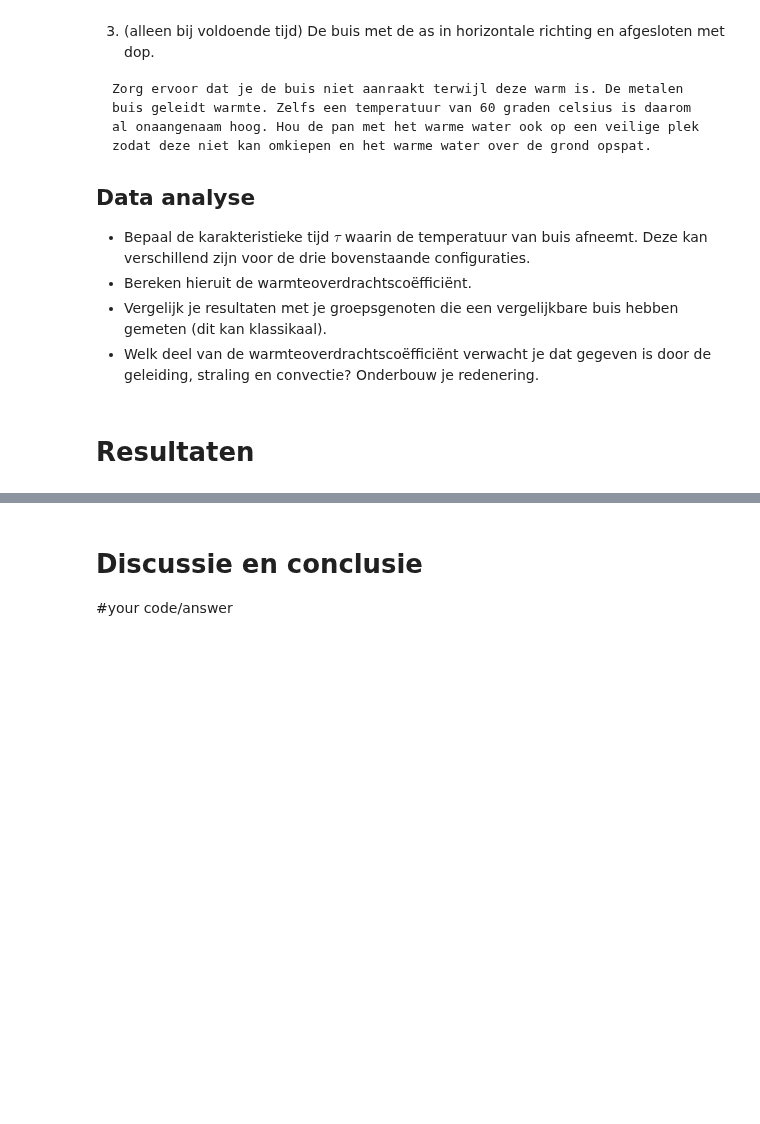
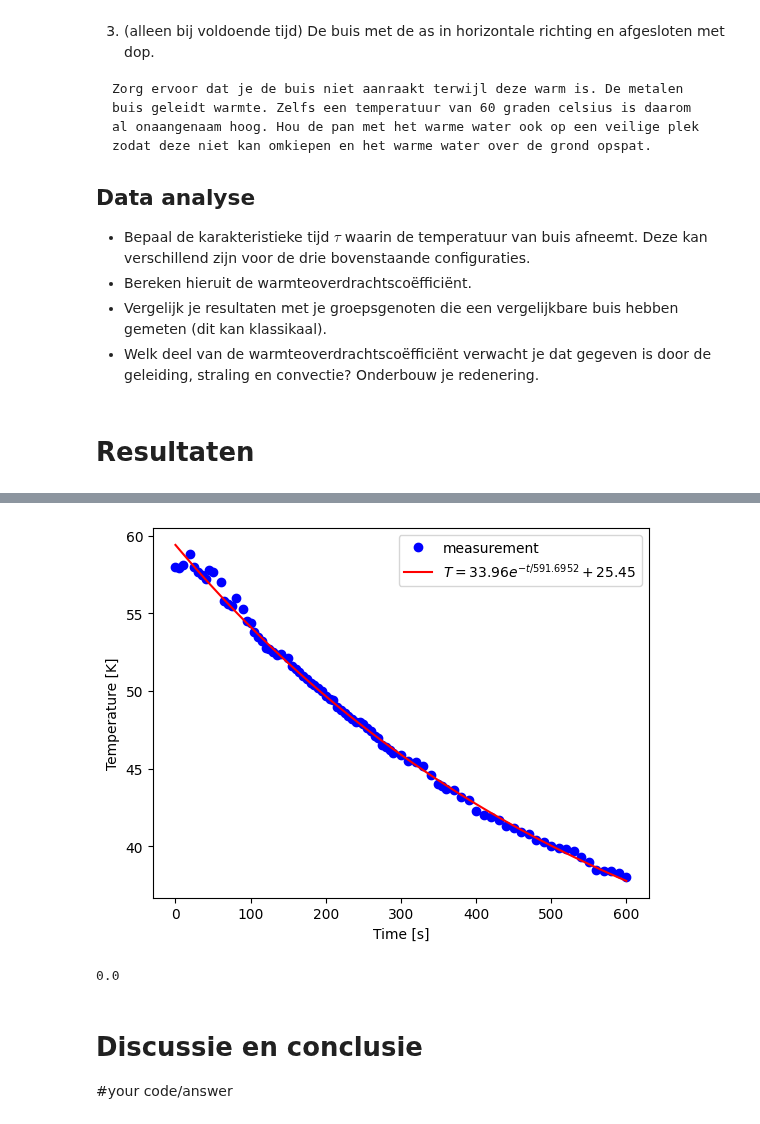
Before and after one commit to llotto123/IP2, a Jupyter notebook: Content/Labs/koelbuis.ipynb, the cells around one changed output, grey strips where cells are left out. Saved outputs shown, nothing was run; the diff lists cells and outputs as text; code cells hidden in the pictures; blank space fills up the shorter version.

```diff
--- a/Content/Labs/koelbuis.ipynb
+++ b/Content/Labs/koelbuis.ipynb
@@ -212,3 +219,62 @@ ValueError: `ydata` must not be empty!
+# %%
+# Hier de data en de analyse
+
+import numpy as np
+import matplotlib.pyplot as plt
+from scipy.optimize import curve_fit
+
+def exp_func(t, A, tau, T_omg):
+    # A is verschiltemperatuur met omgeving aan start
+    # tau is de karakteristieke tijd voor de koeling
+    # T_omg is de omgevingstemperatuur
+    return (A * np.exp(-t/tau) + T_omg)
+
+lengte = 0.150 #m
+diameter = 5 #cm
+dikte= 0.5 #cm
+
+buitenoppervlak = np.pi*diameter*lengte# bepaal zelf in m^2
+warmtecapaciteit = 0.0 # bepaal de warmtecapaciteit in J/K
+
+times1_zonderdop = np.array([0, 10, 15, 20, 25, 30, 35, 40, 45, 50, 55, 60, 65, 70, 75, 85, 95, 100, 105, 115, 120, 125, 130, 135, 140, 150, 155, 160, 170, 175, 180, 190, 200, 210, 220, 230, 240, 245, 250, 255, 260, 265, 270, 275, 280, 285, 290, 295, 300, 305, 315, 320, 325, 330, 335, 345, 350, 355, 360, 365, 370, 380, 390, 400, 415, 420, 430, 440, 450, 460, 470, 480, 490, 500, 510, 520, 530, 540, 555, 570, 585, 600])
+temps1_zonderdop = np.array([61.8, 60.8, 60.6, 60.1, 59.6, 59.1, 58.6, 58.1, 57.7, 57.2, 56.7, 55.7, 55.3, 54.8, 54.4, 54.2, 53.2, 52.7, 52.2, 51.9, 51.4, 50.7, 50.2, 50.2, 49.7, 49.7, 49.3, 49.3, 48.9, 48.4, 47.9, 47.4, 47.0, 46.5, 46.0, 45.5, 45.1, 44.8, 44.5, 44.3, 44.0, 43.8, 43.3, 43.0, 42.8, 42.6, 42.4, 42.2, 42.0, 41.8, 41.7, 41.4, 41.2, 41.0, 40.8, 40.5, 40.2, 40.1, 40.0, 39.8, 39.6, 39.3, 39.0, 38.4, 38.2, 38.0, 37.7, 37.5, 37.2, 37.0, 36.5, 36.3, 36.1, 35.7, 35.4, 35.3, 35.1, 34.8, 34.4, 34.3, 34.1, 33.8 ])
+times1_metdop = np.array([0, 5, 10, 20, 25, 30, 35, 40, 45, 50, 60, 65, 70, 75, 80, 90, 95, 100, 105, 110, 115, 120, 125, 130, 135, 140, 150, 155, 160, 165, 170, 175, 180, 185, 190, 195, 200, 205, 210, 215, 220, 225, 230, 235, 240, 245, 250, 255, 260, 265, 270, 275, 280, 285, 290, 300, 310, 320, 330, 340, 350, 355, 360, 370, 380, 390, 400, 410, 420, 430, 440, 450, 460, 470, 480, 490, 500, 510, 520, 530, 540, 550, 560, 570, 580, 590, 600])
+temps1_metdop = np.array([58.0, 57.9, 58.1, 58.8, 58.0, 57.7, 57.5, 57.2, 57.8, 57.7, 57.0, 55.8, 55.6, 55.5, 56.0, 55.3, 54.5, 54.4, 53.8, 53.5, 53.2, 52.8, 52.7, 52.5, 52.3, 52.4, 52.1, 51.6, 51.4, 51.2, 51.0, 50.8, 50.5, 50.4, 50.2, 50.0, 49.7, 49.5, 49.4, 49.0, 48.8, 48.6, 48.4, 48.2, 48.0, 48.0, 47.9, 47.6, 47.4, 47.1, 47.0, 46.5, 46.4, 46.2, 46.0, 45.9, 45.5, 45.4, 45.2, 44.6, 44.0, 43.9, 43.7, 43.6, 43.2, 43.0, 42.3, 42.0, 41.9, 41.7, 41.3, 41.2, 40.9, 40.8, 40.4, 40.3, 40.0, 39.9, 39.8, 39.7, 39.3, 39.0, 38.5, 38.4, 38.4, 38.3, 38.0])
+
+
+# pas beginwaardes aan naar schatting
+# Het aantal maxfev moet wellicht hoger voor goede convergentie van de waarde
+popt, pocv = curve_fit(exp_func, times1_metdop, temps1_metdop, p0=[50, 500, 20], maxfev=5000)
+
+
+
+A_exp, tau_exp, T_omg_exp = popt
+
+y_fit = exp_func(times1_metdop, *popt)
+
+
+plt.figure()
+plt.xlabel('Time [s]')
+plt.ylabel('Temperature [K]')
+
+plt.plot(times1_metdop, temps1_metdop, 'bo', label='measurement')
+plt.plot(times1_metdop, y_fit, 'r-',
+         label='$T = %0.2f e^{-t/%0.4f} + %0.2f$' % (A_exp, tau_exp, T_omg_exp))
+
+
+
+plt.legend()
+plt.savefig("buis_met_dop.png", dpi=450)
+plt.show()
+
+h_exp = (warmtecapaciteit) / (tau_exp * buitenoppervlak)
+
+print(h_exp) # warmteoverdrachtscoëfficiënt in W/m^2 K
+# Sla figuren op met
+#
+# %% [output]
+[figure, added]
+0.0
 # %% [markdown]
 # Discussie en conclusie
 
```
Also changed, not shown: parts of 1 cell of this notebook, 3 other files.
